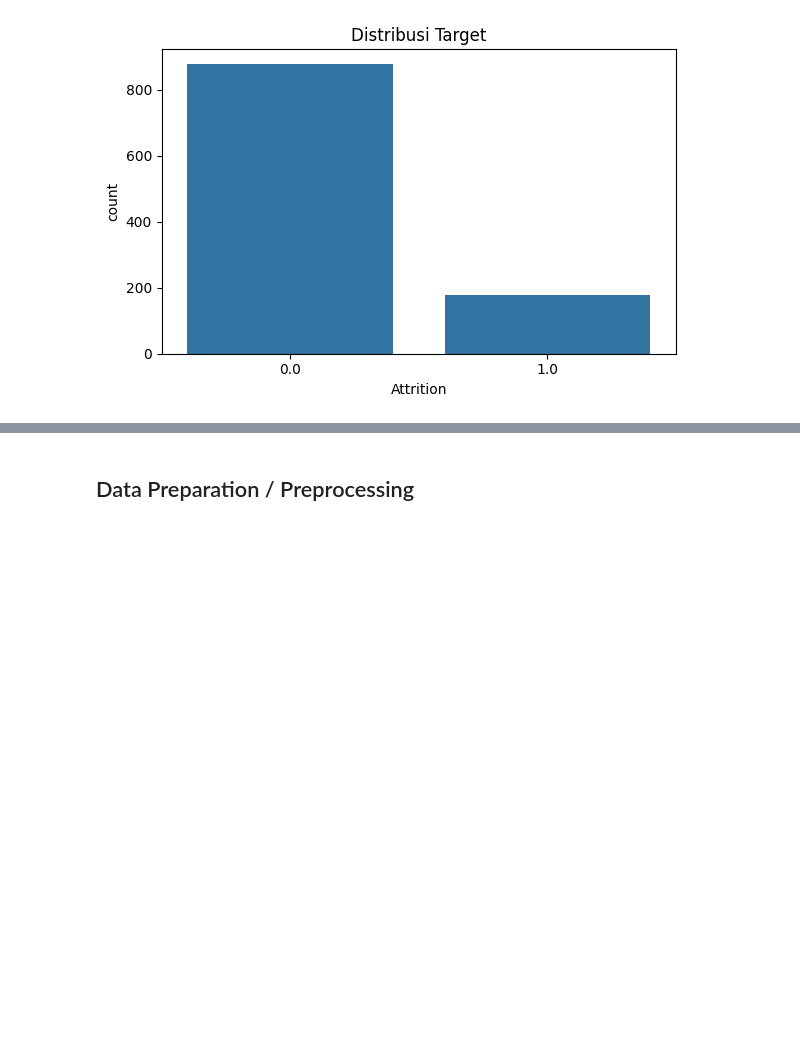
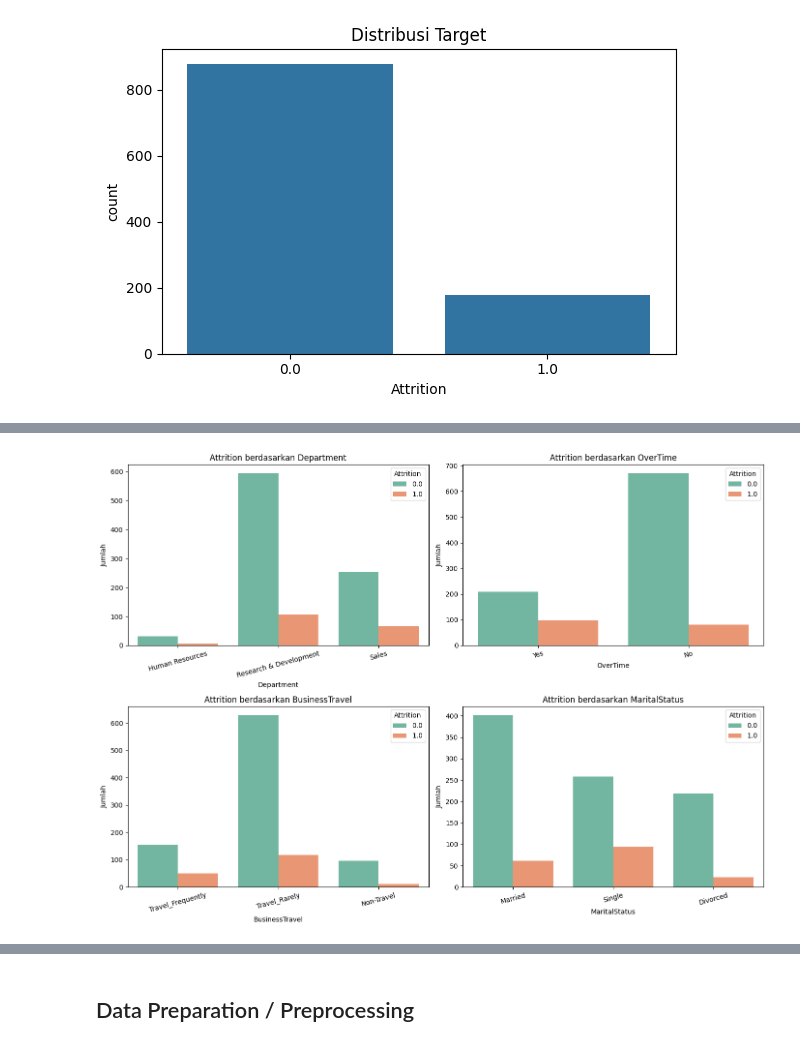
Before and after one commit to Nurus9/a590-Belajar-Penerapan-Data-Science, a Jupyter notebook: a590_proyek_pertama/notebook.ipynb, the cells around one changed output, grey strips where cells are left out. Saved outputs shown, nothing was run; the diff lists cells and outputs as text; code cells hidden in the pictures; blank space fills up the shorter version.

```diff
--- a/a590_proyek_pertama/notebook.ipynb
+++ b/a590_proyek_pertama/notebook.ipynb
@@ -177,0 +235,17 @@ Name: count, dtype: int64
+# %%
+# --- EDA Bivariate: Kategorikal vs Target (Attrition) ---
+# Memilih fitur kategorikal yang dicurigai berpengaruh besar
+cat_cols_eda = ['Department', 'OverTime', 'BusinessTravel', 'MaritalStatus']
+
+plt.figure(figsize=(14, 10))
+for i, col in enumerate(cat_cols_eda):
+    plt.subplot(2, 2, i+1)
+    # Jika Attrition masih berbentuk 1.0 dan 0.0, pastikan dikonversi atau divisualisasikan langsung
+    sns.countplot(data=df, x=col, hue='Attrition', palette='Set2')
+    plt.title(f'Attrition berdasarkan {col}')
+    plt.xticks(rotation=15)
+    plt.ylabel('Jumlah')
+plt.tight_layout()
+plt.show()
+# %% [output]
+[figure, added]
```
Also changed, not shown: parts of 15 cells of this notebook, 7 other files.
